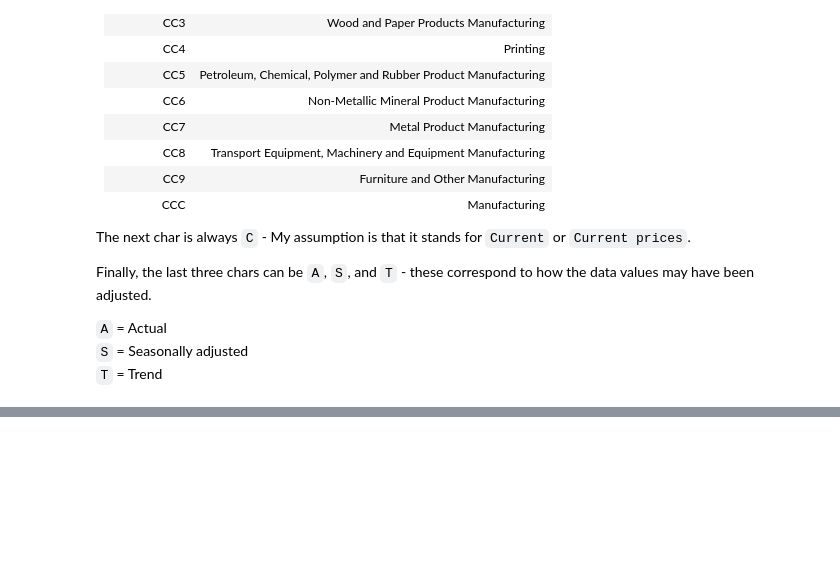
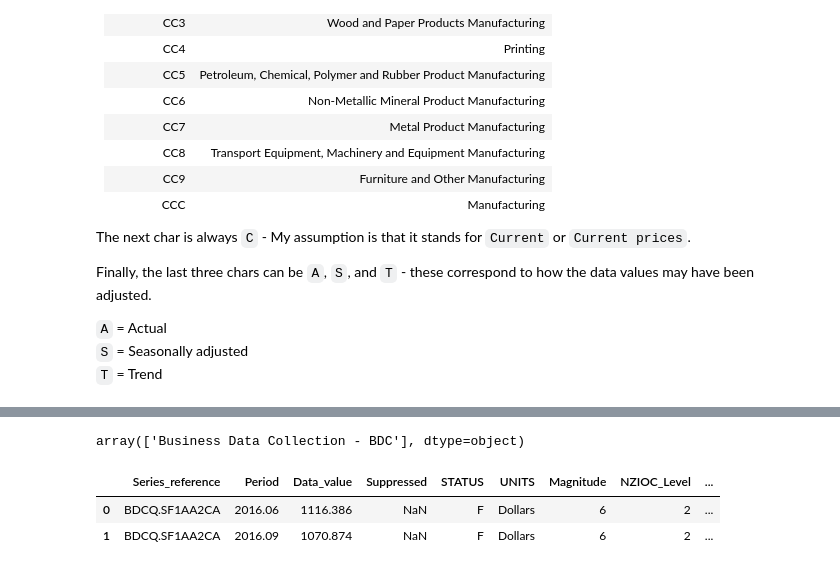
Before and after one commit to marcusbuckland/mle, a Jupyter notebook: notebook.ipynb, the cells around one changed output, grey strips where cells are left out. Drawn from its saved outputs; the diff is of its cells as text; code cells hidden in the pictures; blank space fills up the shorter version.

```diff
--- a/notebook.ipynb
+++ b/notebook.ipynb
@@ -173,0 +198,10 @@ Finally, the last three chars can be `A`, `S`, and `T` - these correspond to how
+# %%
+# Subject colum is only ever 'Business Data Collection - BDC'. It can be removed.
+display(financials_df['Subject'].unique())
+financials_df.drop('Subject', axis=1, inplace=True)
+financials_df.head(2)
+# %% [output]
+array(['Business Data Collection - BDC'], dtype=object)
+|  | Series_reference | Period | Data_value | Suppressed | STATUS | UNITS | Magnitude | NZIOC_Level | ... |
+| 0 | BDCQ.SF1AA2CA | 2016.06 | 1116.386 | NaN | F | Dollars | 6 | 2 | ... |
+| 1 | BDCQ.SF1AA2CA | 2016.09 | 1070.874 | NaN | F | Dollars | 6 | 2 | ... |
```
Also changed, not shown: parts of 10 cells of this notebook.
